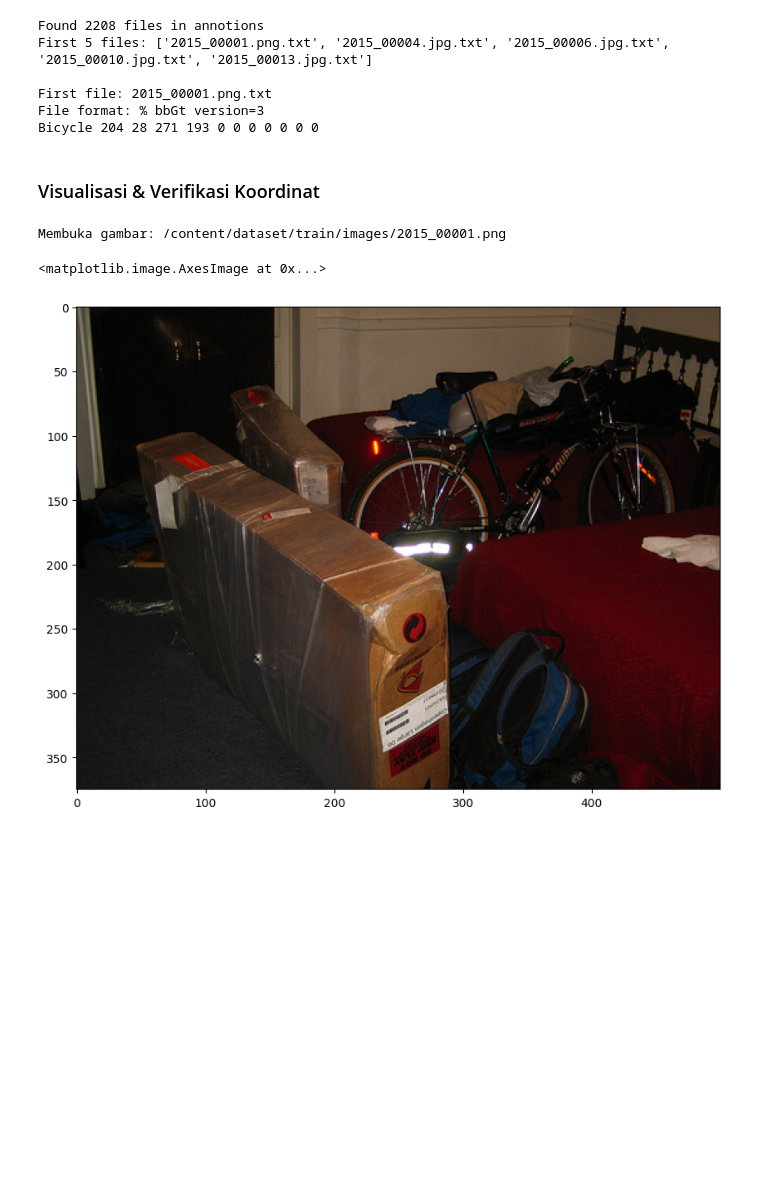
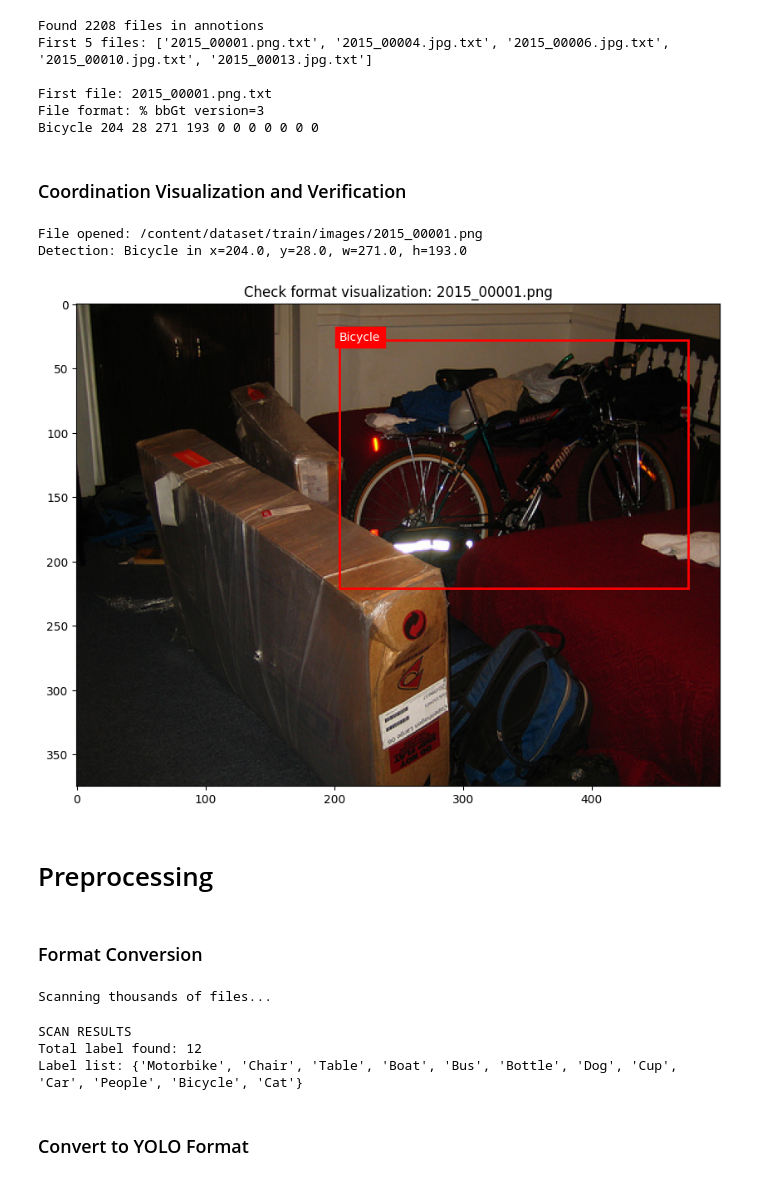
Before and after one commit to nabielyr/Freepass_BCC_DS, a Jupyter notebook: Freepass_BCC_DS_Nabiel.ipynb, the cells around one changed output. Saved outputs shown, nothing was run; the diff lists cells and outputs as text; code cells hidden in the pictures; blank space fills up the shorter version.

```diff
--- a/Freepass_BCC_DS_Nabiel.ipynb
+++ b/Freepass_BCC_DS_Nabiel.ipynb
@@ -69,8 +70,8 @@ First 5 files: ['2015_00001.png.txt', '2015_00004.jpg.txt', '2015_00006.jpg.txt'
 First file: 2015_00001.png.txt
 File format: % bbGt version=3
 Bicycle 204 28 271 193 0 0 0 0 0 0 0
-# %% [markdown]
-### Visualisasi & Verifikasi Koordinat
+# %% [markdown]
+### Coordination Visualization and Verification
 # %%
 import matplotlib.pyplot as plt
 import matplotlib.patches as patches
@@ -83,35 +84,86 @@ txt_filename = '2015_00001.png.txt'
 
 img_path = os.path.join('/content/dataset/train/images', img_filename)
 txt_path = os.path.join('/content/dataset/train/annotations', txt_filename)
 
 # Check and read the image
 if not os.path.exists(img_path):
   # Change .png to .jpg if needed
   img_path = img_path.replace('.png', '.jpg')
 
-print(f"Membuka gambar: {img_path}")
+print(f"File opened: {img_path}")
 im = Image.open(img_path)
 
 # Setup plotting, 1 canvas with 10x10 inches
 fig, ax = plt.subplots(1, figsize=(10, 10))
 ax.imshow(im)
 
 # Read the coordinate & draw the square
 with open(txt_path, 'r') as f:
   lines = f.readlines()
 
   for line in lines:
-    if lines.statrtswith('%'): continue # Lewati header
+    if line.startswith('%'): continue # Lewati header
 
     parts = line.strip().split()
     label = parts[0]
 
     # Hipotesis format caltech adalah [x_min, y_min, width, height]
     x = float(parts[1])
     y = float(parts[2])
     w = float(parts[3])
     h = float(parts[4])
+
+    print(f"Detection: {label} in x={x}, y={y}, w={w}, h={h}")
+
+    # Make a red rectangular
+    rect = patches.Rectangle(
+        (x, y), w, h,
+        linewidth=2, edgecolor='r', facecolor='none'
+    )
+    ax.add_patch(rect)
+    ax.text(x, y, label, color='white', backgroundcolor='red')
+
+  plt.title(f"Check format visualization: {img_filename}")
+  plt.show()
 # %% [output]
-Membuka gambar: /content/dataset/train/images/2015_00001.png
+File opened: /content/dataset/train/images/2015_00001.png
+Detection: Bicycle in x=204.0, y=28.0, w=271.0, h=193.0
-<matplotlib.image.AxesImage at 0x...>
-[figure, old version]
+[figure, new version]
+# %% [markdown]
+# Preprocessing
+# %% [markdown]
+### Format Conversion
+# %%
+import os
+from tqdm import tqdm # Loading bar
+
+annot_path = '/content/dataset/train/annotations'
+unique_labels = set()
+
+print("Scanning thousands of files...")
+
+# Looping all files
+files = os.listdir(annot_path)
+for filename in tqdm(files):
+  if not filename.endswith('.txt'): continue
+
+  with open(os.path.join(annot_path, filename), 'r') as f:
+    lines = f.readlines()
+    for line in lines:
+      if line.startswith('%'): continue # Skip header
+
+      parts = line.strip().split()
+      if len(parts) > 0:
+        label = parts[0]
+        unique_labels.add(label)
+
+print("\n\nSCAN RESULTS")
+print(f"Total label found: {len(unique_labels)}")
+print(f"Label list: {unique_labels}")
+# %% [output]
+Scanning thousands of files...
+SCAN RESULTS
+Total label found: 12
+Label list: {'Motorbike', 'Chair', 'Table', 'Boat', 'Bus', 'Bottle', 'Dog', 'Cup', 'Car', 'People', 'Bicycle', 'Cat'}
+# %% [markdown]
+### Convert to YOLO Format
```
Also changed, not shown: parts of 5 cells of this notebook.
